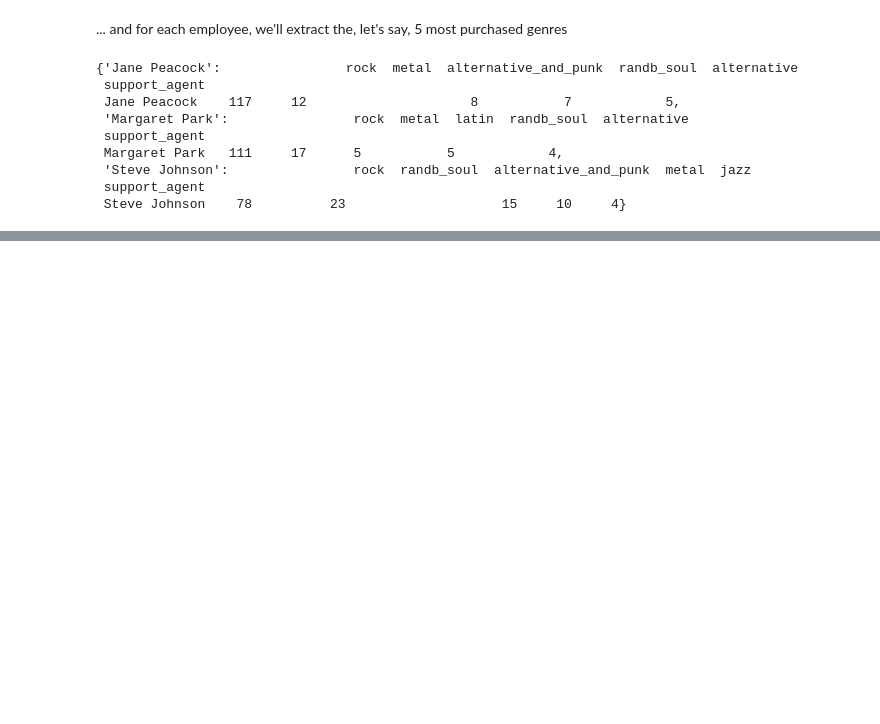
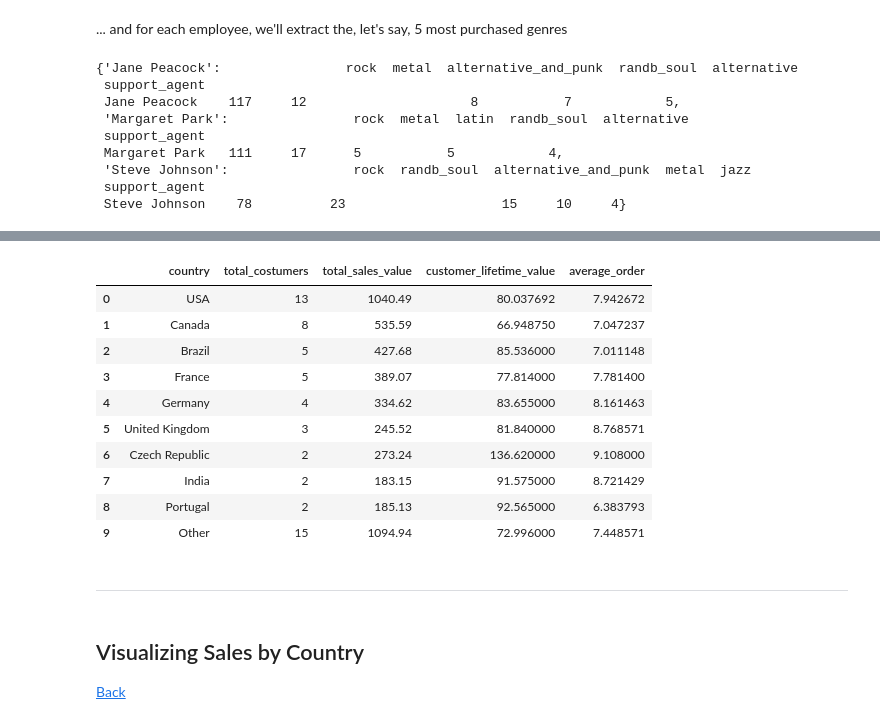
Before and after one commit to lucabro81/dataquest-projects, a Jupyter notebook: 10_answering_business_questions_using_sql/answering_business_questions_using_sql.ipynb, the cells around one changed output, grey strips where cells are left out. Saved outputs shown, nothing was run; the diff lists cells and outputs as text; code cells hidden in the pictures; blank space fills up the shorter version.

```diff
--- a/10_answering_business_questions_using_sql/answering_business_questions_using_sql.ipynb
+++ b/10_answering_business_questions_using_sql/answering_business_questions_using_sql.ipynb
@@ -487,0 +513,64 @@ ax.legend(tuple(i[0] for i in bar_list), tuple(i[1] for i in bar_list),bbox_to_a
+# %%
+customer_data = run_query('''
+
+    -- Country with one costumers are named "Other"
+    WITH country_extended AS (
+        SELECT
+            CASE
+                WHEN (
+                    SELECT COUNT(*)
+                    FROM customer
+                    WHERE country = c.country
+                ) == 1
+                THEN "Other"
+                ELSE c.country
+            END country,
+            c.customer_id,
+            il.*
+        FROM invoice_line il
+        INNER JOIN invoice i ON i.invoice_id = il.invoice_id
+        INNER JOIN customer c ON c.customer_id = i.customer_id
+    )
+
+    -- "Other" in the last position
+    SELECT
+        country,
+        total_costumers,
+        total_sales_value,
+        customer_lifetime_value,
+        average_order
+    FROM (
+        -- Total sales from country, if country == 0, sort is 1
+        SELECT
+            c.country,
+            COUNT(DISTINCT c.customer_id) total_costumers,
+            SUM(unit_price) total_sales_value,
+            SUM(unit_price) / count(distinct c.customer_id) customer_lifetime_value,
+            SUM(unit_price) / count(distinct invoice_id) average_order,
+            CASE
+                WHEN country = "Other" THEN 1
+                ELSE 0
+            END AS sort
+        FROM country_extended c
+        GROUP BY c.country
+    )
+    ORDER BY sort ASC, total_costumers DESC
+''')
+customer_data
+# %% [output]
+|  | country | total_costumers | total_sales_value | customer_lifetime_value | average_order |
+| 0 | USA | 13 | 1040.49 | 80.037692 | 7.942672 |
+| 1 | Canada | 8 | 535.59 | 66.948750 | 7.047237 |
+| 2 | Brazil | 5 | 427.68 | 85.536000 | 7.011148 |
+| 3 | France | 5 | 389.07 | 77.814000 | 7.781400 |
+| 4 | Germany | 4 | 334.62 | 83.655000 | 8.161463 |
+| 5 | United Kingdom | 3 | 245.52 | 81.840000 | 8.768571 |
+| 6 | Czech Republic | 2 | 273.24 | 136.620000 | 9.108000 |
+| 7 | India | 2 | 183.15 | 91.575000 | 8.721429 |
+| 8 | Portugal | 2 | 185.13 | 92.565000 | 6.383793 |
+| 9 | Other | 15 | 1094.94 | 72.996000 | 7.448571 |
+# %% [markdown]
+---
+# %% [markdown]
+## <a id="Visualizing-Sales-by-Country"></a>Visualizing Sales by Country
+[Back](#Index)
```
Also changed, not shown: parts of 8 cells of this notebook, 1 other file.
